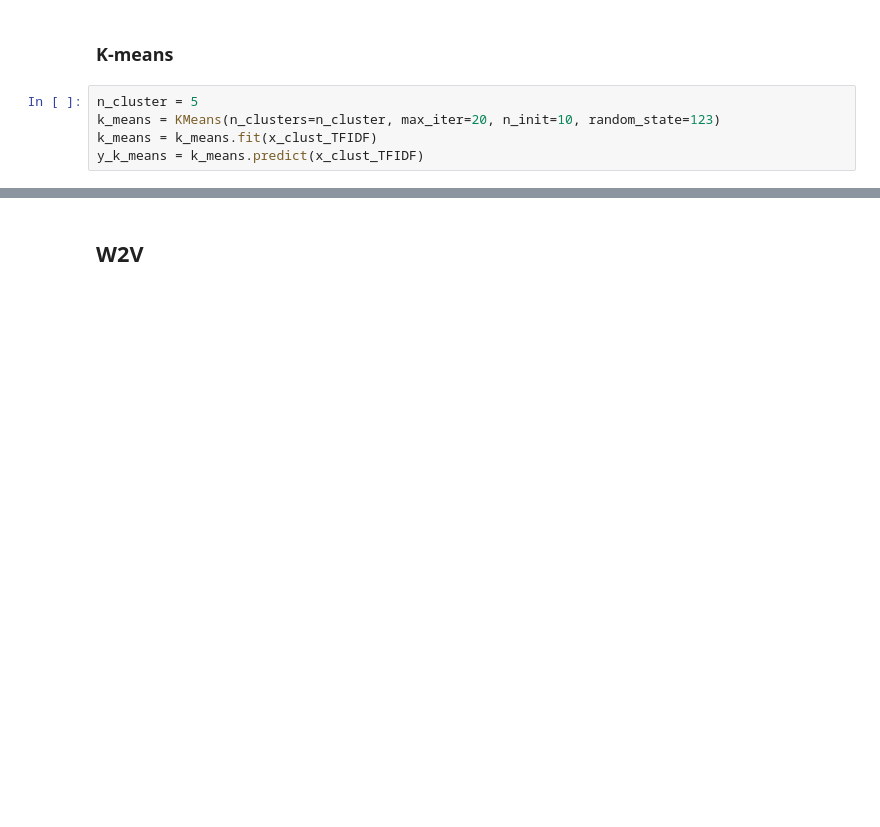
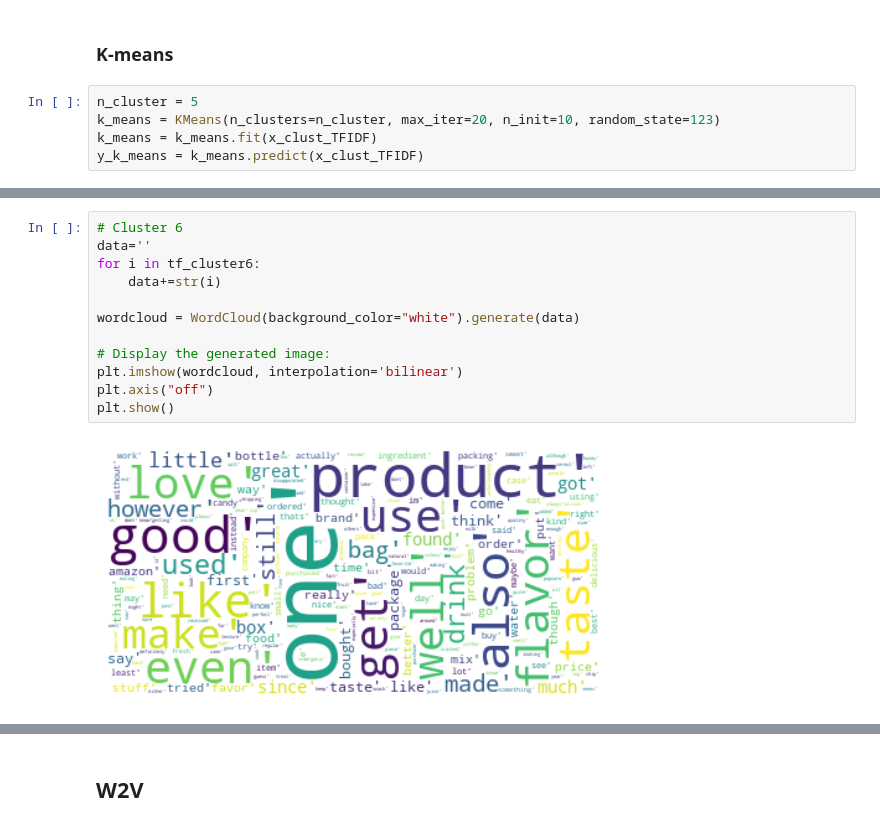
Before and after one commit to rmarconzini/amazon-fine-food-reviews-classification-clustering, a Jupyter notebook: Clustering.ipynb, the cells around one changed output, grey strips where cells are left out. Saved outputs shown, nothing was run; the diff lists cells and outputs as text; blank space fills up the shorter version.

```diff
--- a/Clustering.ipynb
+++ b/Clustering.ipynb
@@ -437,0 +449,14 @@ plt.show()
+# %%
+# Cluster 6
+data=''
+for i in tf_cluster6:
+    data+=str(i)
+
+wordcloud = WordCloud(background_color="white").generate(data)
+
+# Display the generated image:
+plt.imshow(wordcloud, interpolation='bilinear')
+plt.axis("off")
+plt.show()
+# %% [output]
+[figure, added]
```
Also changed, not shown: parts of 39 cells of this notebook.
